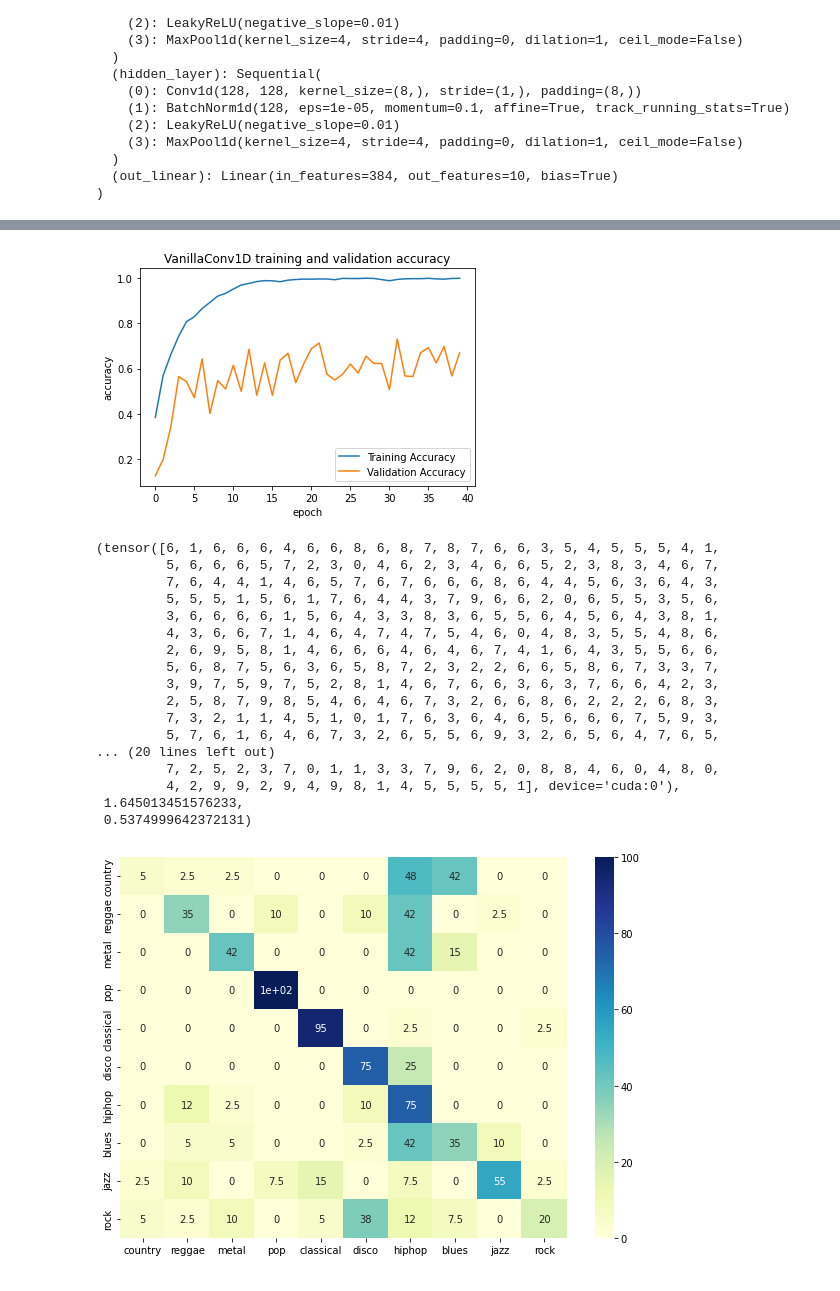
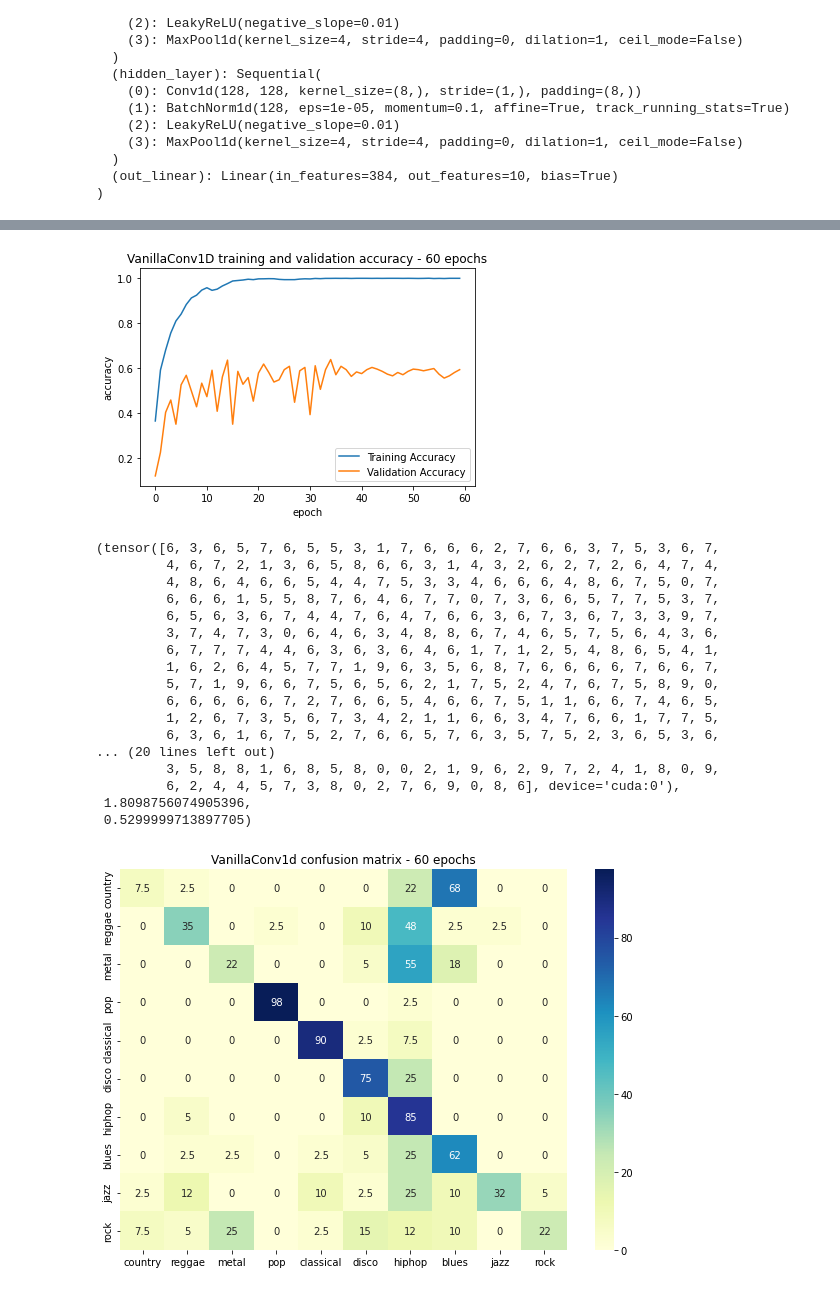
Before and after one commit to ConcoLab/genrecog, a Jupyter notebook: samples/notebooks/CNN/VanillaConv1d.ipynb, the cells around one changed output, grey strips where cells are left out. Cells and saved outputs as stored; diff of their text form; code cells hidden in the pictures.

```diff
--- a/samples/notebooks/CNN/VanillaConv1d.ipynb
+++ b/samples/notebooks/CNN/VanillaConv1d.ipynb
@@ -166,7 +166,7 @@ trainer_2 = CNNFbankTrainer(
     loss=loss,
     train_dataloader=train_dataloader,
     validation_dataloader=validation_dataloader,
-    num_epochs=40)
+    num_epochs=60)
 trainer_2.train()
 # %% [output]
 ============================== EPOCH 1 =================================
@@ -193,31 +193,31 @@ trainer_2.plot_loss("VanillaConv1D training and validation loss")
 # %%
-trainer_2.plot_accuracies("VanillaConv1D training and validation accuracy")
+trainer_2.plot_accuracies("VanillaConv1D training and validation accuracy - 60 epochs")
 # %% [output]
-[figure, old version]
+[figure, new version]
 # %%
 trainer_2.eval(test_dataloader)
 # %% [output]
-(tensor([6, 1, 6, 6, 6, 4, 6, 6, 8, 6, 8, 7, 8, 7, 6, 6, 3, 5, 4, 5, 5, 5, 4, 1,
-         5, 6, 6, 6, 5, 7, 2, 3, 0, 4, 6, 2, 3, 4, 6, 6, 5, 2, 3, 8, 3, 4, 6, 7,
-         7, 6, 4, 4, 1, 4, 6, 5, 7, 6, 7, 6, 6, 6, 8, 6, 4, 4, 5, 6, 3, 6, 4, 3,
-         5, 5, 5, 1, 5, 6, 1, 7, 6, 4, 4, 3, 7, 9, 6, 6, 2, 0, 6, 5, 5, 3, 5, 6,
-         3, 6, 6, 6, 6, 1, 5, 6, 4, 3, 3, 8, 3, 6, 5, 5, 6, 4, 5, 6, 4, 3, 8, 1,
-         4, 3, 6, 6, 7, 1, 4, 6, 4, 7, 4, 7, 5, 4, 6, 0, 4, 8, 3, 5, 5, 4, 8, 6,
-         2, 6, 9, 5, 8, 1, 4, 6, 6, 6, 4, 6, 4, 6, 7, 4, 1, 6, 4, 3, 5, 5, 6, 6,
-         5, 6, 8, 7, 5, 6, 3, 6, 5, 8, 7, 2, 3, 2, 2, 6, 6, 5, 8, 6, 7, 3, 3, 7,
-         3, 9, 7, 5, 9, 7, 5, 2, 8, 1, 4, 6, 7, 6, 6, 3, 6, 3, 7, 6, 6, 4, 2, 3,
-         2, 5, 8, 7, 9, 8, 5, 4, 6, 4, 6, 7, 3, 2, 6, 6, 8, 6, 2, 2, 2, 6, 8, 3,
-         7, 3, 2, 1, 1, 4, 5, 1, 0, 1, 7, 6, 3, 6, 4, 6, 5, 6, 6, 6, 7, 5, 9, 3,
-         5, 7, 6, 1, 6, 4, 6, 7, 3, 2, 6, 5, 5, 6, 9, 3, 2, 6, 5, 6, 4, 7, 6, 5,
+(tensor([6, 3, 6, 5, 7, 6, 5, 5, 3, 1, 7, 6, 6, 6, 2, 7, 6, 6, 3, 7, 5, 3, 6, 7,
+         4, 6, 7, 2, 1, 3, 6, 5, 8, 6, 6, 3, 1, 4, 3, 2, 6, 2, 7, 2, 6, 4, 7, 4,
+         4, 8, 6, 4, 6, 6, 5, 4, 4, 7, 5, 3, 3, 4, 6, 6, 6, 4, 8, 6, 7, 5, 0, 7,
+         6, 6, 6, 1, 5, 5, 8, 7, 6, 4, 6, 7, 7, 0, 7, 3, 6, 6, 5, 7, 7, 5, 3, 7,
+         6, 5, 6, 3, 6, 7, 4, 4, 7, 6, 4, 7, 6, 6, 3, 6, 7, 3, 6, 7, 3, 3, 9, 7,
+         3, 7, 4, 7, 3, 0, 6, 4, 6, 3, 4, 8, 8, 6, 7, 4, 6, 5, 7, 5, 6, 4, 3, 6,
+         6, 7, 7, 7, 4, 4, 6, 3, 6, 3, 6, 4, 6, 1, 7, 1, 2, 5, 4, 8, 6, 5, 4, 1,
+         1, 6, 2, 6, 4, 5, 7, 7, 1, 9, 6, 3, 5, 6, 8, 7, 6, 6, 6, 6, 7, 6, 6, 7,
+         5, 7, 1, 9, 6, 6, 7, 5, 6, 5, 6, 2, 1, 7, 5, 2, 4, 7, 6, 7, 5, 8, 9, 0,
+         6, 6, 6, 6, 6, 7, 2, 7, 6, 6, 5, 4, 6, 6, 7, 5, 1, 1, 6, 6, 7, 4, 6, 5,
+         1, 2, 6, 7, 3, 5, 6, 7, 3, 4, 2, 1, 1, 6, 6, 3, 4, 7, 6, 6, 1, 7, 7, 5,
+         6, 3, 6, 1, 6, 7, 5, 2, 7, 6, 6, 5, 7, 6, 3, 5, 7, 5, 2, 3, 6, 5, 3, 6,
 ... (20 lines left out)
-         7, 2, 5, 2, 3, 7, 0, 1, 1, 3, 3, 7, 9, 6, 2, 0, 8, 8, 4, 6, 0, 4, 8, 0,
-         4, 2, 9, 9, 2, 9, 4, 9, 8, 1, 4, 5, 5, 5, 5, 1], device='cuda:0'),
- 1.645013451576233,
- 0.5374999642372131)
+         3, 5, 8, 8, 1, 6, 8, 5, 8, 0, 0, 2, 1, 9, 6, 2, 9, 7, 2, 4, 1, 8, 0, 9,
+         6, 2, 4, 4, 5, 7, 3, 8, 0, 2, 7, 6, 9, 0, 8, 6], device='cuda:0'),
+ 1.8098756074905396,
+ 0.5299999713897705)
 # %%
-trainer_2.plot_confusion_matrix(test_dataloader)
+trainer_2.plot_confusion_matrix(test_dataloader, 'VanillaConv1d confusion matrix - 60 epochs')
 # %% [output]
-[figure, old version]
+[figure, new version]
 # %%
 trainer_2.classification_report(test_dataloader)
 # %% [output]
```
Also changed, not shown: parts of 10 cells of this notebook, 7 other files.
